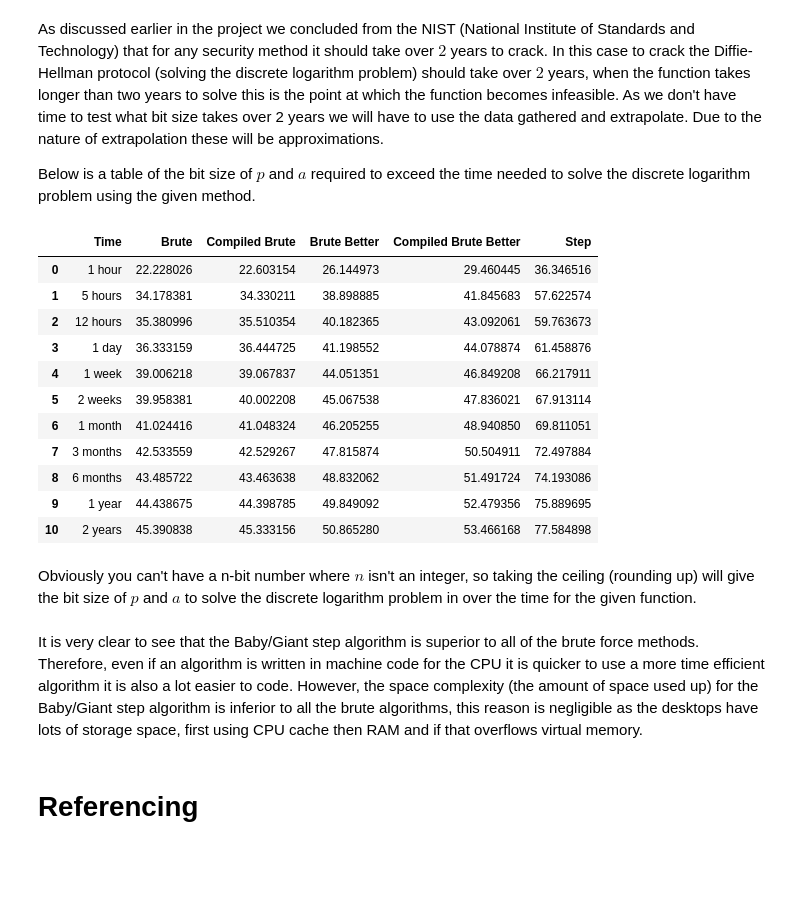
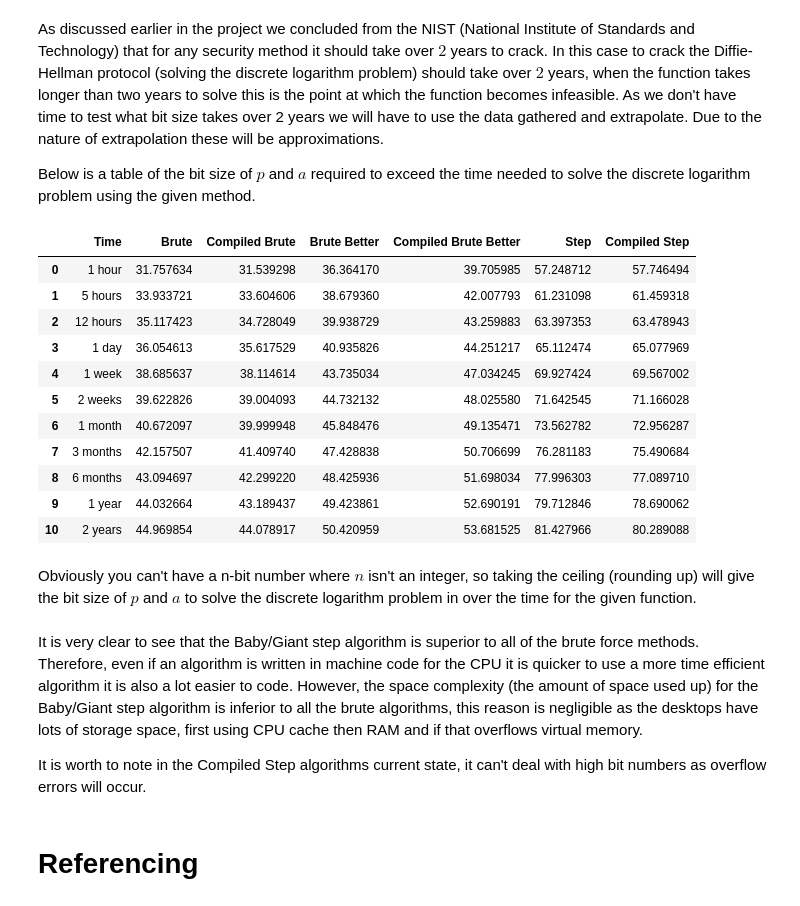
Before and after one commit to UOBMathTeam/CryptographyProject, a Jupyter notebook: Cryptography_Project.ipynb, the cells around one changed output. Drawn from its saved outputs; the diff is of its cells as text; code cells hidden in the pictures; blank space fills up the shorter version.

```diff
--- a/Cryptography_Project.ipynb
+++ b/Cryptography_Project.ipynb
@@ -1643,8 +1684,29 @@ By comparing these functions it is clear to see that the algorithms which are co
-# %%
-dl_step_times = time_discrete_logarithm(
-    discrete_logarithm_step, 20, 30, 20)  # 35
-dl_step_fast_times = time_discrete_logarithm(
-    discrete_logarithm_step_fast, 10, 17, 20)  # 17
+# %%
+read_times = True
+dl_step_time_file_name = 'Discrete Logarithm Step Times.csv'
+dl_step_fast_time_file_name = 'Discrete Logarithm Compiled Step Times.csv'
+# %%
+# Step
+if os.path.exists('data/' + dl_step_time_file_name) and read_times:
+    # read
+    dl_step_times = pd.read_csv(
+        'data/' + dl_step_time_file_name, index_col=0)
+else:
+    dl_step_times = time_discrete_logarithm(
+        discrete_logarithm_step, 20, 42, 20)  # 42
+    # Save times
+    dl_step_times.to_csv('data/' + dl_step_time_file_name)
+# %%
+# Compiled Step
+if os.path.exists('data/' + dl_step_fast_time_file_name) and read_times:
+    # read
+    dl_step_fast_times = pd.read_csv(
+        'data/' + dl_step_fast_time_file_name, index_col=0)
+else:
+    dl_step_fast_times = time_discrete_logarithm(
+        discrete_logarithm_step_fast, 10, 26, 20)  # 26
+    # Save times
+    dl_step_fast_times.to_csv('data/' + dl_step_fast_time_file_name)
 # %%
 MT = 'Mean time'
 ST = 'Std time'
@@ -1844,48 +1915,51 @@ y = 365.25 * d  # seconds in year
 MT = 'Mean time'
 
 
-time_seg = [3, 5*h, 12*h, d, w, 2*w, m, 3*m, 6*m, y, 2*y]
+time_seg = [h, 5*h, 12*h, d, w, 2*w, m, 3*m, 6*m, y, 2*y]
 
 time_name = ['1 hour', '5 hours', '12 hours', '1 day', '1 week',
              '2 weeks', '1 month', '3 months', '6 months', '1 year', '2 years']
 
 
 infeasible_brute_bit = [calc_time(time_val, *get_prediction(dl_brute_times[MT], ab=True),
                                   inverse=True) for time_val in time_seg]
 
 infeasible_brute_fast_bit = [calc_time(time_val, *get_prediction(dl_brute_fast_times[MT], ab=True),
                                        inverse=True) for time_val in time_seg]
 
 infeasible_brute_better_bit = [calc_time(time_val, *get_prediction(dl_brute_better_times[MT], ab=True),
                                          inverse=True) for time_val in time_seg]
 
 infeasible_brute_better_fast_bit = [calc_time(time_val, *get_prediction(dl_brute_better_fast_times[MT], ab=True),
                                               inverse=True) for time_val in time_seg]
 
 
 infeasible_step_bit = [calc_time(time_val, *get_prediction(dl_step_times[MT], ab=True),
                                  inverse=True) for time_val in time_seg]
 
+infeasible_step_fast_bit = [calc_time(time_val, *get_prediction(dl_step_fast_times[MT], ab=True),
+                                 inverse=True) for time_val in time_seg]
+
 
 df_infeasible = pd.DataFrame(
     {'Time': time_name, 'Brute': infeasible_brute_bit, 'Compiled Brute': infeasible_brute_fast_bit,
      'Brute Better': infeasible_brute_better_bit, 'Compiled Brute Better': infeasible_brute_better_fast_bit,
-     'Step': infeasible_step_bit})
+     'Step': infeasible_step_bit, 'Compiled Step': infeasible_step_fast_bit})
 
 df_infeasible
 # %% [output]
-|  | Time | Brute | Compiled Brute | Brute Better | Compiled Brute Better | Step |
-| 0 | 1 hour | 22.228026 | 22.603154 | 26.144973 | 29.460445 | 36.346516 |
-| 1 | 5 hours | 34.178381 | 34.330211 | 38.898885 | 41.845683 | 57.622574 |
-| 2 | 12 hours | 35.380996 | 35.510354 | 40.182365 | 43.092061 | 59.763673 |
-| 3 | 1 day | 36.333159 | 36.444725 | 41.198552 | 44.078874 | 61.458876 |
-| 4 | 1 week | 39.006218 | 39.067837 | 44.051351 | 46.849208 | 66.217911 |
-| 5 | 2 weeks | 39.958381 | 40.002208 | 45.067538 | 47.836021 | 67.913114 |
-| 6 | 1 month | 41.024416 | 41.048324 | 46.205255 | 48.940850 | 69.811051 |
-| 7 | 3 months | 42.533559 | 42.529267 | 47.815874 | 50.504911 | 72.497884 |
-| 8 | 6 months | 43.485722 | 43.463638 | 48.832062 | 51.491724 | 74.193086 |
-| 9 | 1 year | 44.438675 | 44.398785 | 49.849092 | 52.479356 | 75.889695 |
-| 10 | 2 years | 45.390838 | 45.333156 | 50.865280 | 53.466168 | 77.584898 |
+|  | Time | Brute | Compiled Brute | Brute Better | Compiled Brute Better | Step | Compiled Step |
+| 0 | 1 hour | 31.757634 | 31.539298 | 36.364170 | 39.705985 | 57.248712 | 57.746494 |
+| 1 | 5 hours | 33.933721 | 33.604606 | 38.679360 | 42.007793 | 61.231098 | 61.459318 |
+| 2 | 12 hours | 35.117423 | 34.728049 | 39.938729 | 43.259883 | 63.397353 | 63.478943 |
+| 3 | 1 day | 36.054613 | 35.617529 | 40.935826 | 44.251217 | 65.112474 | 65.077969 |
+| 4 | 1 week | 38.685637 | 38.114614 | 43.735034 | 47.034245 | 69.927424 | 69.567002 |
+| 5 | 2 weeks | 39.622826 | 39.004093 | 44.732132 | 48.025580 | 71.642545 | 71.166028 |
+| 6 | 1 month | 40.672097 | 39.999948 | 45.848476 | 49.135471 | 73.562782 | 72.956287 |
+| 7 | 3 months | 42.157507 | 41.409740 | 47.428838 | 50.706699 | 76.281183 | 75.490684 |
+| 8 | 6 months | 43.094697 | 42.299220 | 48.425936 | 51.698034 | 77.996303 | 77.089710 |
+| 9 | 1 year | 44.032664 | 43.189437 | 49.423861 | 52.690191 | 79.712846 | 78.690062 |
+| 10 | 2 years | 44.969854 | 44.078917 | 50.420959 | 53.681525 | 81.427966 | 80.289088 |
 # %% [markdown]
 Obviously you can't have a n-bit number where $n$ isn't an integer, so taking the ceiling (rounding up) will give the bit size of $p$ and $a$ to solve the discrete logarithm problem in over the time for the given function.
 # %%
@@ -1896,5 +1970,7 @@ df_infeasible.to_csv(
 # %% [markdown]
 It is very clear to see that the Baby/Giant step algorithm is superior to all of the brute force methods. Therefore, even if an algorithm is written in machine code for the CPU it is quicker to use a more time efficient algorithm it is also a lot easier to code. However, the space complexity (the amount of space used up) for the Baby/Giant step algorithm is inferior to all the brute algorithms, this reason is negligible as the desktops have lots of storage space, first using CPU cache then RAM and if that overflows virtual memory.
+
+It is worth to note in the Compiled Step algorithms current state, it can't deal with high bit numbers as overflow errors will occur.
 # %% [markdown]
 # Referencing
 # %% [markdown]
```
Also changed, not shown: parts of 42 cells of this notebook, 9 other files.
